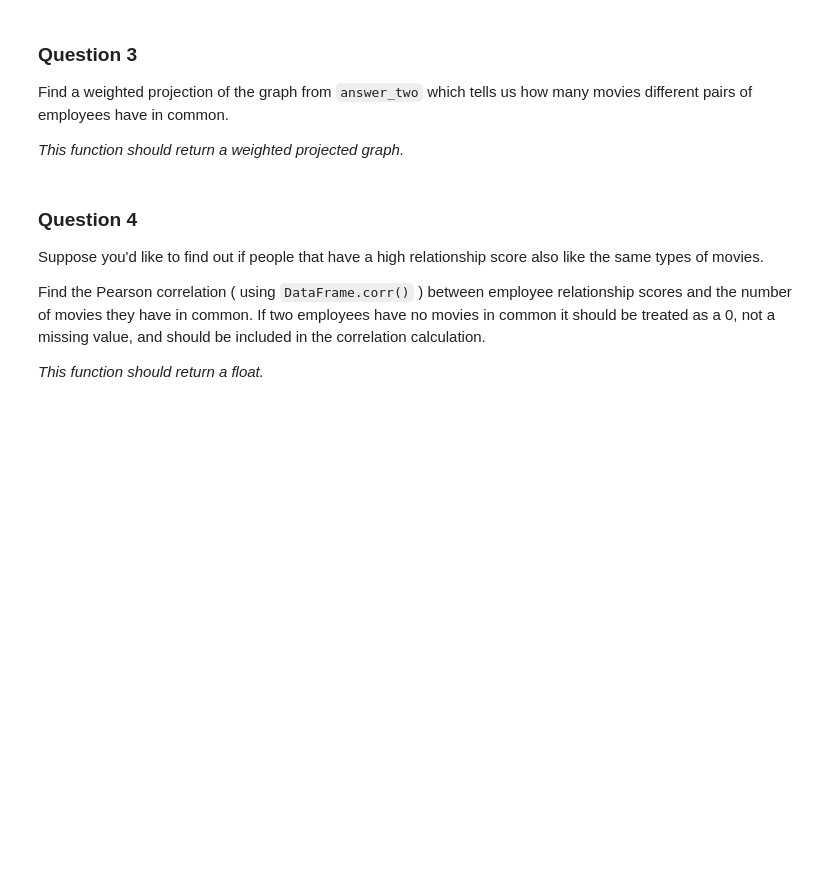
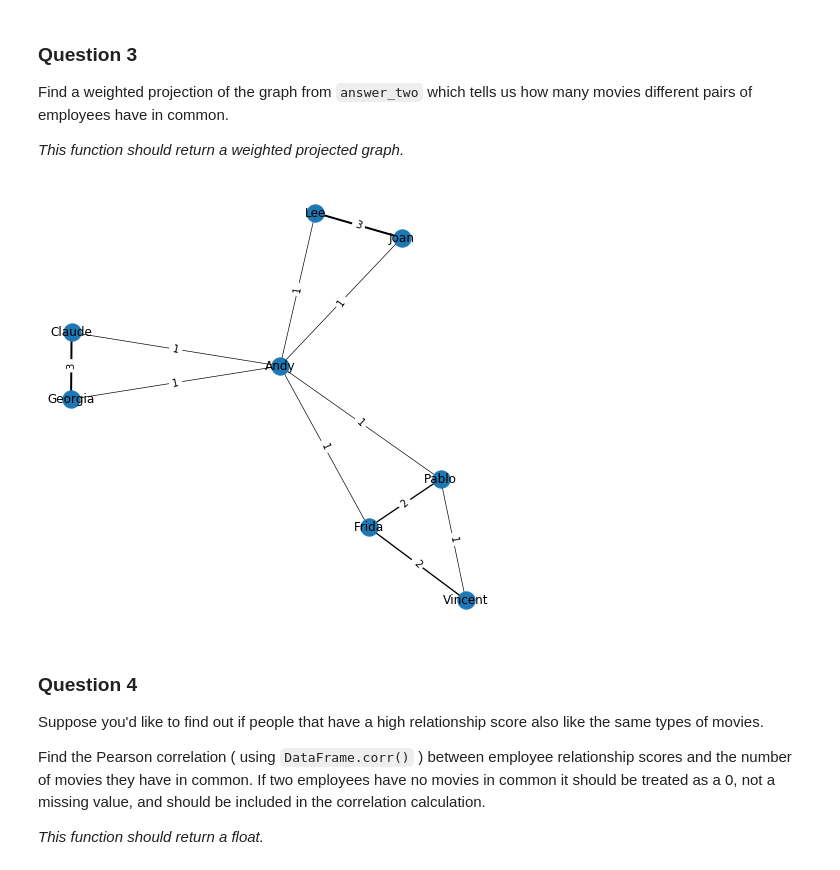
Before and after one commit to sfczekalski/social_network_analysis, a Jupyter notebook: coursera_assignments/Assignment+1.ipynb, the cells around one changed output. Saved outputs shown, nothing was run; the diff lists cells and outputs as text; code cells hidden in the pictures; blank space fills up the shorter version.

```diff
--- a/coursera_assignments/Assignment+1.ipynb
+++ b/coursera_assignments/Assignment+1.ipynb
@@ -109,6 +115,10 @@ def answer_three():
     P = bipartite.weighted_projected_graph(G, employees)
 
     return P
+# %%
+plot_graph(answer_three(), weight_name='weight')
+# %% [output]
+[figure, added]
 # %% [markdown]
 ### Question 4
 
```
Also changed, not shown: parts of 5 cells of this notebook, 1 other file.
